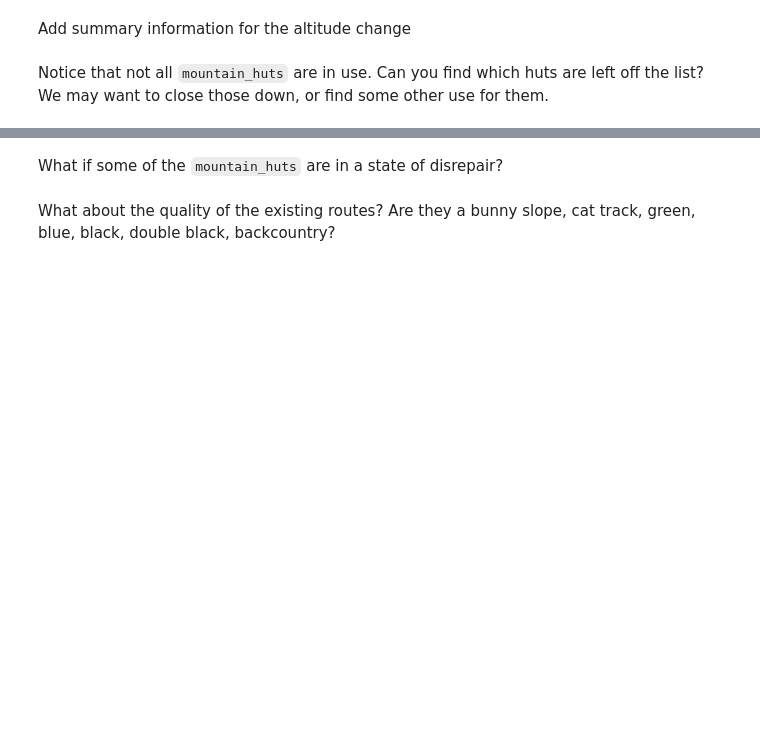
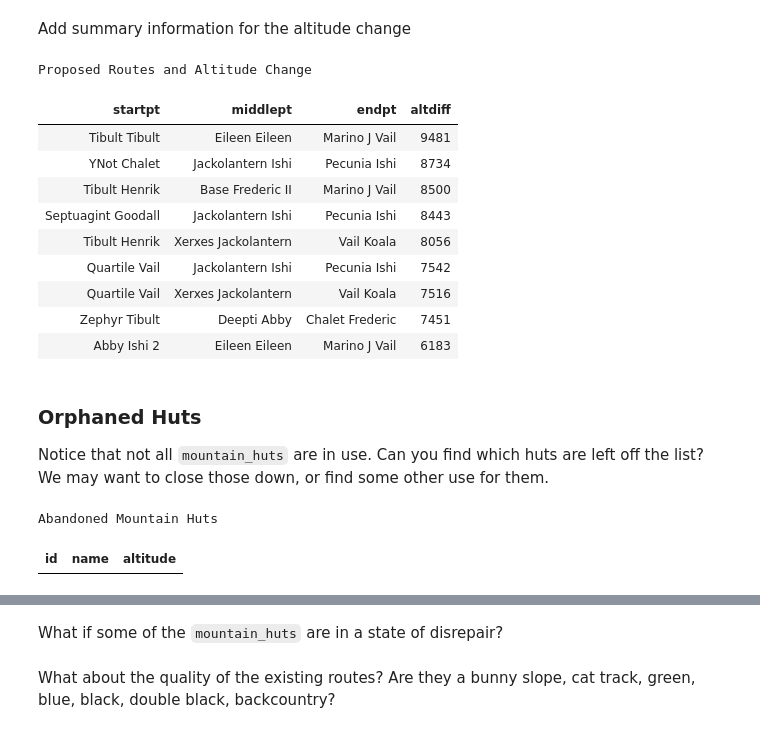
Before and after one commit to peterdobbs77/daily-coding, a Jupyter notebook: sql/try_ski_hill_db_sql.ipynb, the cells around one changed output, grey strips where cells are left out. Saved outputs shown, nothing was run; the diff lists cells and outputs as text; code cells hidden in the pictures; blank space fills up the shorter version.

```diff
--- a/sql/try_ski_hill_db_sql.ipynb
+++ b/sql/try_ski_hill_db_sql.ipynb
@@ -77,21 +196,56 @@ Add summary information for the altitude change
 # %%
 query = """
     with bd_trails as (
         select hut1, hut2 from trails
         union
         select hut2 as hut1, hut1 as hut2 from trails
     )
-    select starting.name as startpt, middle.name as middlept, ending.name as endpt
+    select starting.name as startpt,
+        middle.name as middlept,
+        ending.name as endpt,
+        (starting.altitude - ending.altitude) as altdiff
     from bd_trails first_segment
     join bd_trails second_segment on first_segment.hut2 = second_segment.hut1
     join mountain_huts starting on starting.id = first_segment.hut1
     join mountain_huts middle on middle.id = first_segment.hut2
     join mountain_huts ending on ending.id = second_segment.hut2
     where starting.altitude > middle.altitude and middle.altitude > ending.altitude
+    order by altdiff desc
     """
 results = ski_hill_database_utils.execute_sql(
     query=query,
     db_path=DB_PATH)
 utils.print_html(results, "Proposed Routes and Altitude Change")
+# %% [output]
+Proposed Routes and Altitude Change
+| startpt | middlept | endpt | altdiff |
+| Tibult Tibult | Eileen Eileen | Marino J Vail | 9481 |
+| YNot Chalet | Jackolantern Ishi | Pecunia Ishi | 8734 |
+| Tibult Henrik | Base Frederic II | Marino J Vail | 8500 |
+| Septuagint Goodall | Jackolantern Ishi | Pecunia Ishi | 8443 |
+| Tibult Henrik | Xerxes Jackolantern | Vail Koala | 8056 |
+| Quartile Vail | Jackolantern Ishi | Pecunia Ishi | 7542 |
+| Quartile Vail | Xerxes Jackolantern | Vail Koala | 7516 |
+| Zephyr Tibult | Deepti Abby | Chalet Frederic | 7451 |
+| Abby Ishi 2 | Eileen Eileen | Marino J Vail | 6183 |
 # %% [markdown]
+### Orphaned Huts
 Notice that not all `mountain_huts` are in use. Can you find which huts are left off the list? We may want to close those down, or find some other use for them.
+# %%
+# Find huts that are missing from `trails` (might not be any)
+abandoned_huts_query="""
+    select mountain_huts.* from mountain_huts
+    join (
+        select id from mountain_huts
+        except select hut1 from trails
+        except select hut2 from trails
+    ) as m2
+    on mountain_huts.id = m2.id
+    """
+results = ski_hill_database_utils.execute_sql(
+    query=abandoned_huts_query,
+    db_path=DB_PATH)
+utils.print_html(results, "Abandoned Mountain Huts")
+# %% [output]
+Abandoned Mountain Huts
+| id | name | altitude |
```
Also changed, not shown: parts of 23 cells of this notebook, 1 other file.
